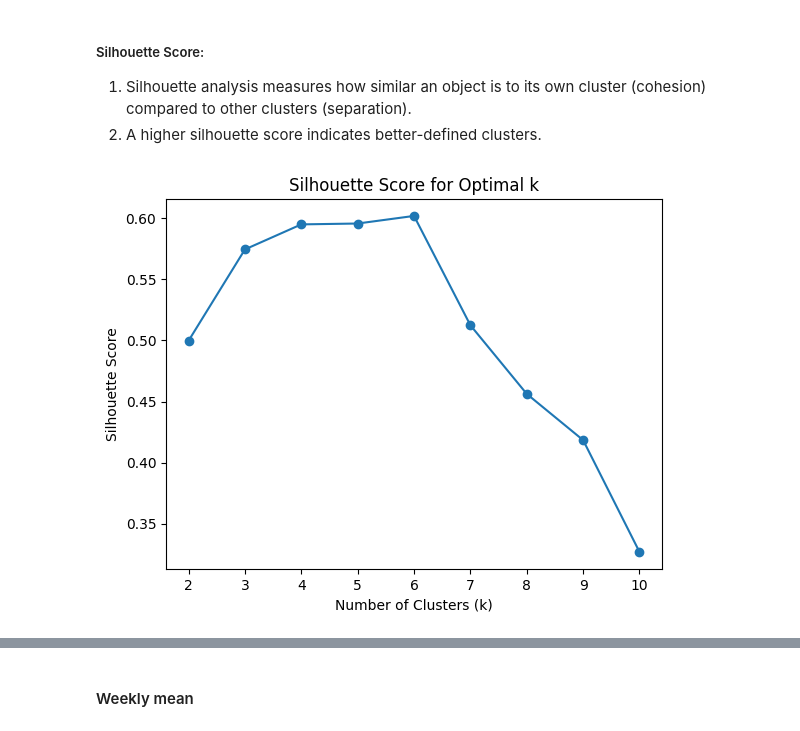
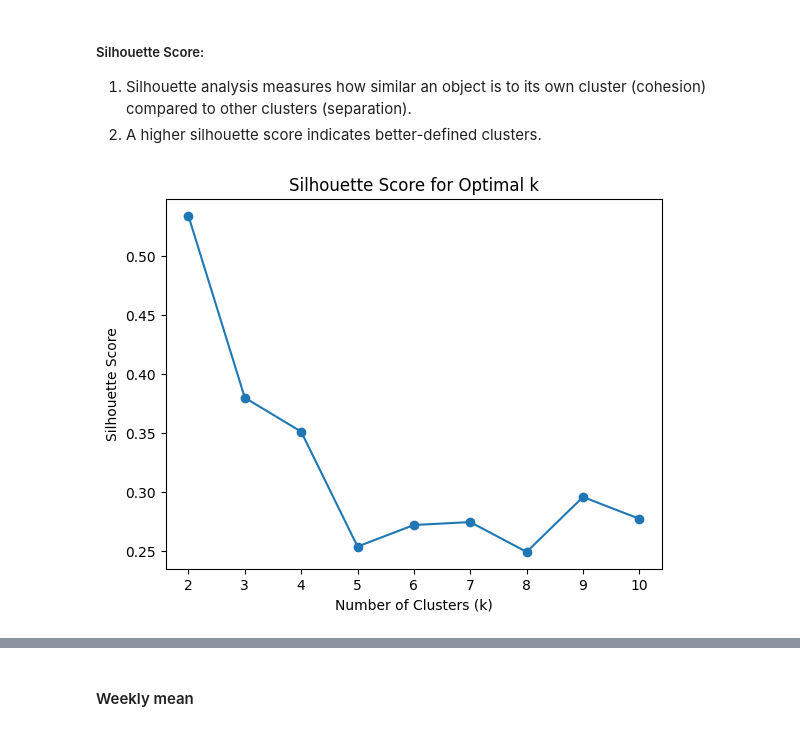
Before and after one commit to clausmichele/openEO_photovoltaic, a Jupyter notebook: openEO_data_retrieval.ipynb, the cells around one changed output, grey strips where cells are left out. Drawn from its saved outputs; the diff is of its cells as text; code cells hidden in the pictures.

```diff
--- a/openEO_data_retrieval.ipynb
+++ b/openEO_data_retrieval.ipynb
@@ -146,18 +147,22 @@ data = data.fillna(-9999)
 
 1. Silhouette analysis measures how similar an object is to its own cluster (cohesion) compared to other clusters (separation).
 2. A higher silhouette score indicates better-defined clusters.
+# %%
+scaler = StandardScaler()
+data_standardized = scaler.fit_transform(data)
+data_standardized = pd.DataFrame(data_standardized)
 # %%
 silhouette_scores = []
 for k in range(2, 11):
     kmeans = KMeans(n_clusters=k, random_state=42)
-    labels = kmeans.fit_predict(data)
-    silhouette_scores.append(silhouette_score(data, labels))
+    labels = kmeans.fit_predict(data_standardized)
+    silhouette_scores.append(silhouette_score(data_standardized, labels))
 
 # Plot silhouette scores
 plt.plot(range(2, 11), silhouette_scores, marker='o')
 plt.title('Silhouette Score for Optimal k')
 plt.xlabel('Number of Clusters (k)')
 plt.ylabel('Silhouette Score')
 plt.show()
 # %% [output]
-[figure, old version]
+[figure, new version]
```
Also changed, not shown: parts of 6 cells of this notebook.
